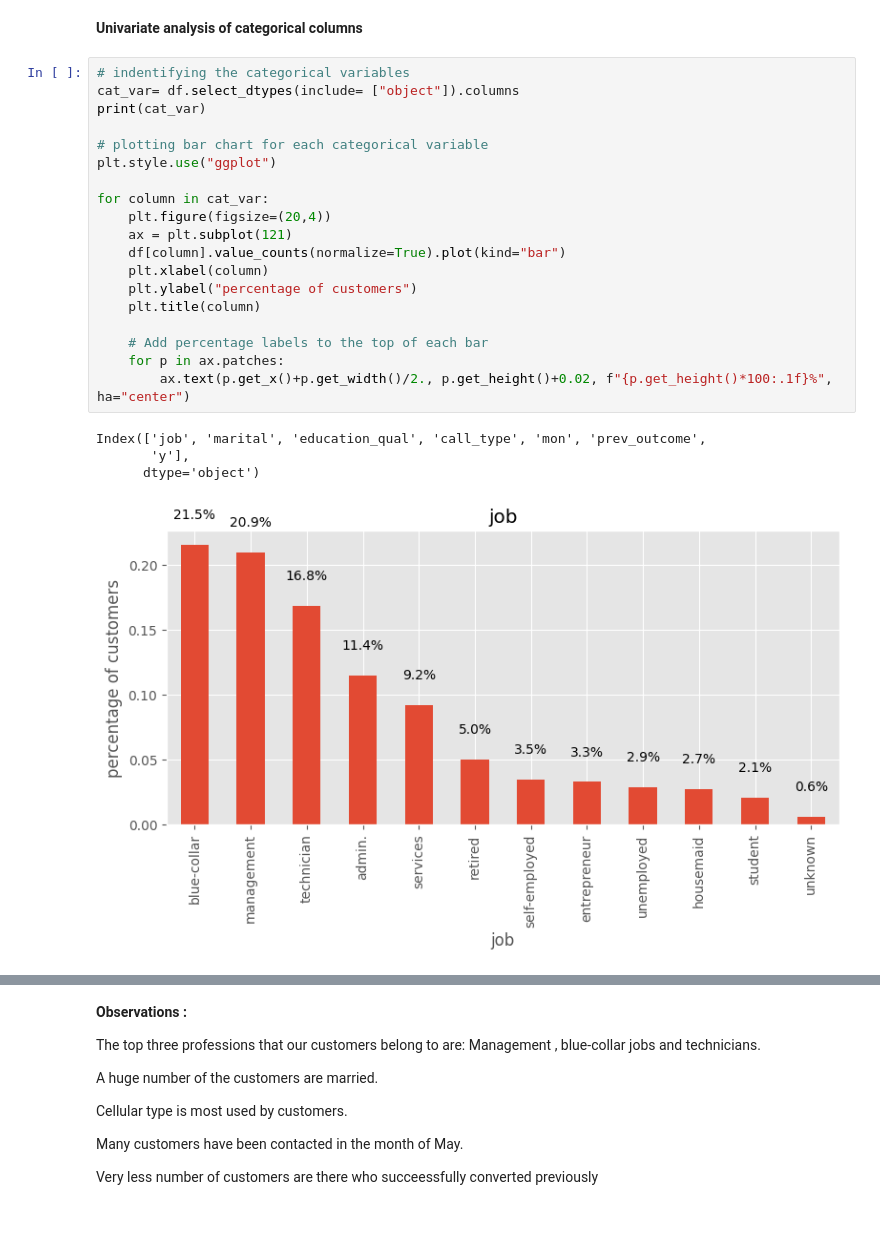
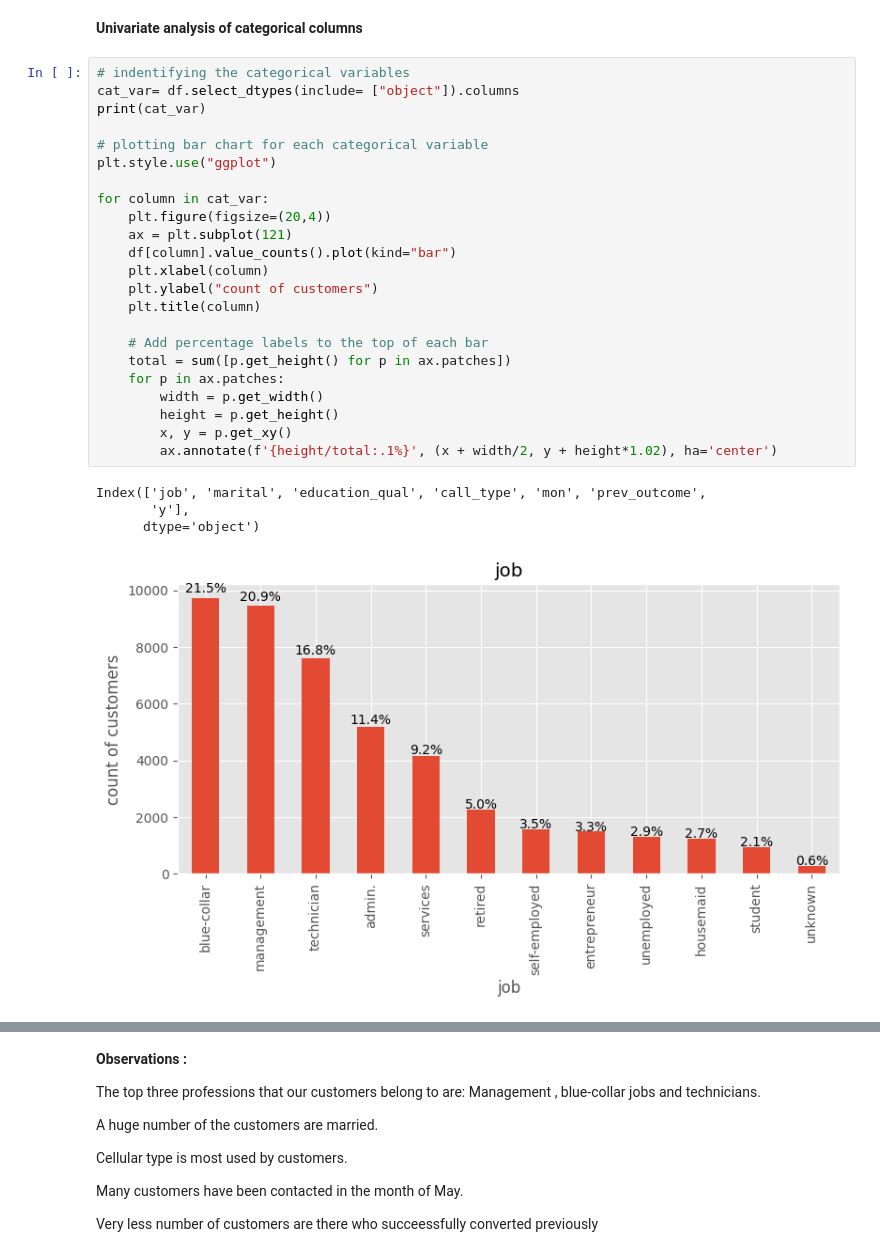
Before and after one commit to Akhter04/Customer-Conversion-Prediction, a Jupyter notebook: Final_Project.ipynb, the cells around one changed output, grey strips where cells are left out. Cells and saved outputs as stored; diff of their text form; blank space fills up the shorter version.

```diff
--- a/Final_Project.ipynb
+++ b/Final_Project.ipynb
@@ -184,24 +184,28 @@ df.head()
 # %%
 # indentifying the categorical variables
 cat_var= df.select_dtypes(include= ["object"]).columns
 print(cat_var)
 
 # plotting bar chart for each categorical variable
 plt.style.use("ggplot")
 
 for column in cat_var:
     plt.figure(figsize=(20,4))
     ax = plt.subplot(121)
-    df[column].value_counts(normalize=True).plot(kind="bar")
+    df[column].value_counts().plot(kind="bar")
     plt.xlabel(column)
-    plt.ylabel("percentage of customers")
+    plt.ylabel("count of customers")
     plt.title(column)
 
     # Add percentage labels to the top of each bar
+    total = sum([p.get_height() for p in ax.patches])
     for p in ax.patches:
-        ax.text(p.get_x()+p.get_width()/2., p.get_height()+0.02, f"{p.get_height()*100:.1f}%", ha="center")
+        width = p.get_width()
+        height = p.get_height()
+        x, y = p.get_xy()
+        ax.annotate(f'{height/total:.1%}', (x + width/2, y + height*1.02), ha='center')
 # %% [output]
 Index(['job', 'marital', 'education_qual', 'call_type', 'mon', 'prev_outcome',
        'y'],
       dtype='object')
-[figure, old version]
+[figure, new version]
```
Also changed, not shown: parts of 6 cells of this notebook.
